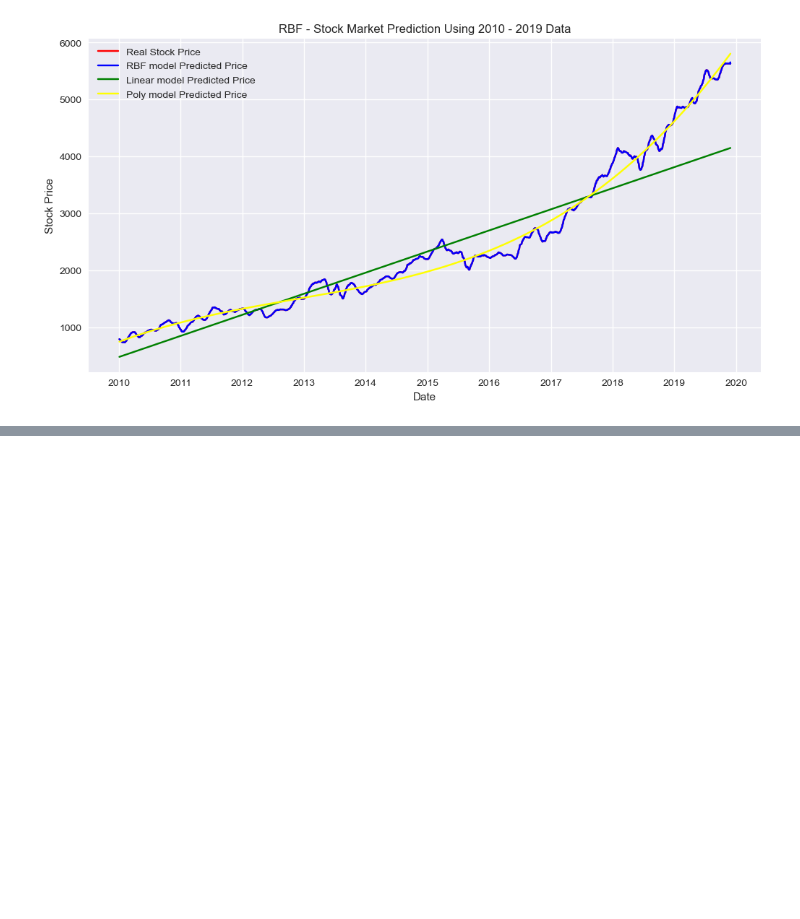
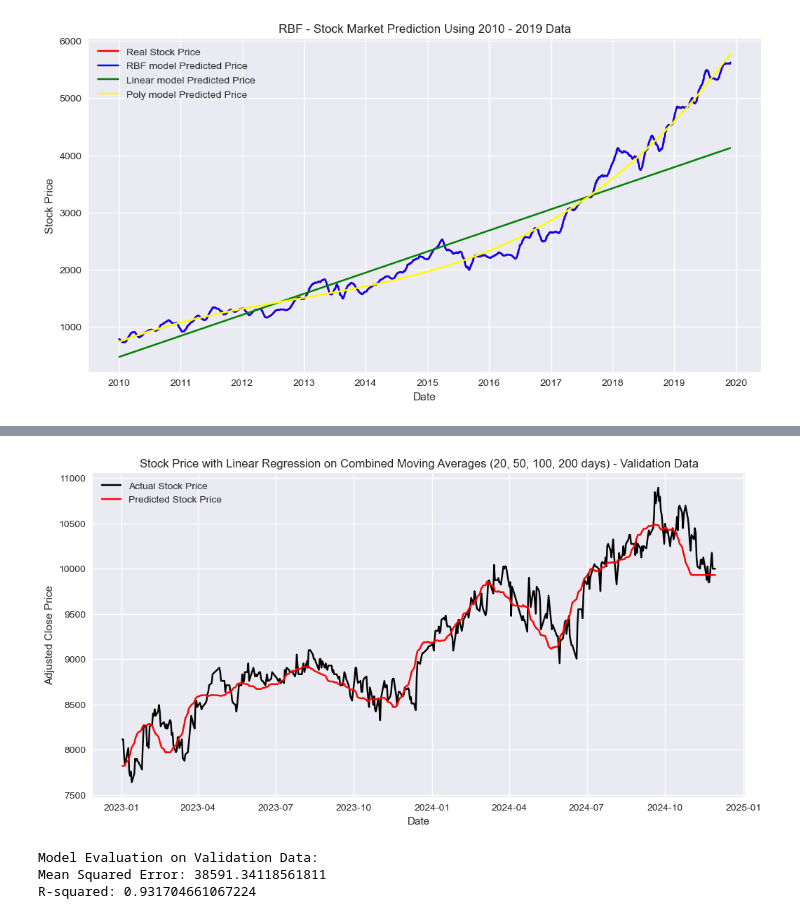
Before and after one commit to minseo0718/DS340W-Research, a Jupyter notebook: Stock_Market_Prediction_MA+SVM.ipynb, the cells around one changed output, grey strips where cells are left out. Cells and saved outputs as stored; diff of their text form; code cells hidden in the pictures; blank space fills up the shorter version.

```diff
--- a/Stock_Market_Prediction_MA+SVM.ipynb
+++ b/Stock_Market_Prediction_MA+SVM.ipynb
@@ -595,0 +654,65 @@ SVR Poly Test MAE Score: 337.79
+# %%
+# Prepare the validation data (same as you did for the training and testing data)
+validation_close_price = validation_data['Adj Close']
+
+# Calculate the moving averages for the validation data
+validation_moving_avg_20 = validation_close_price.rolling(window=20).mean()
+validation_moving_avg_50 = validation_close_price.rolling(window=50).mean()
+validation_moving_avg_100 = validation_close_price.rolling(window=100).mean()
+validation_moving_avg_200 = validation_close_price.rolling(window=200).mean()
+
+# Shift moving averages for validation data
+validation_moving_avg_20 = validation_moving_avg_20.shift(-19)
+validation_moving_avg_50 = validation_moving_avg_50.shift(-49)
+validation_moving_avg_100 = validation_moving_avg_100.shift(-99)
+validation_moving_avg_200 = validation_moving_avg_200.shift(-199)
+
+# Concatenate and forward fill the NaNs for validation data
+validation_aligned_data = pd.concat([validation_close_price, validation_moving_avg_20, validation_moving_avg_50, validation_moving_avg_100, validation_moving_avg_200], axis=1)
+
+# Fill the NaNs using linear interpolation
+validation_aligned_data.interpolate(method='linear', axis=0, inplace=True)
+
+# Rename columns for clarity
+validation_aligned_data.columns = ['Adj Close', '20', '50', '100', '200']
+
+# Prepare validation data for prediction
+X_validation = validation_aligned_data[['20', '50', '100', '200']]  # Features (moving averages)
+y_validation = validation_close_price  # Actual stock prices (target)
+
+# Predict stock prices on the validation data
+y_validation_pred = model.predict(X_validation)
+
+# Plotting
+plt.figure(figsize=(12, 6))
+plt.title("Stock Price with Linear Regression on Combined Moving Averages (20, 50, 100, 200 days) - Validation Data")
+
+# Plot the actual validation stock price
+plt.plot(validation_close_price.index, validation_close_price, label='Actual Stock Price', color='black')
+
+# Plot the predicted validation stock price
+plt.plot(validation_close_price.index, y_validation_pred, label='Predicted Stock Price', color='red')
+
+# Customize the plot
+plt.xlabel('Date')
+plt.ylabel('Adjusted Close Price')
+plt.legend()
+plt.grid(True)
+plt.show()
+
+# Evaluate the model performance on validation data (optional)
+from sklearn.metrics import mean_squared_error, r2_score
+
+# Calculate Mean Squared Error and R-squared score
+mse_validation = mean_squared_error(y_validation, y_validation_pred)
+r2_validation = r2_score(y_validation, y_validation_pred)
+
+# Print evaluation metrics for validation
+print("Model Evaluation on Validation Data:")
+print(f"Mean Squared Error: {mse_validation}")
+print(f"R-squared: {r2_validation}")
+# %% [output]
+[figure, added]
+Model Evaluation on Validation Data:
+Mean Squared Error: 38591.34118561811
+R-squared: 0.931704661067224
```
Also changed, not shown: parts of 23 cells of this notebook, 2 other files.
